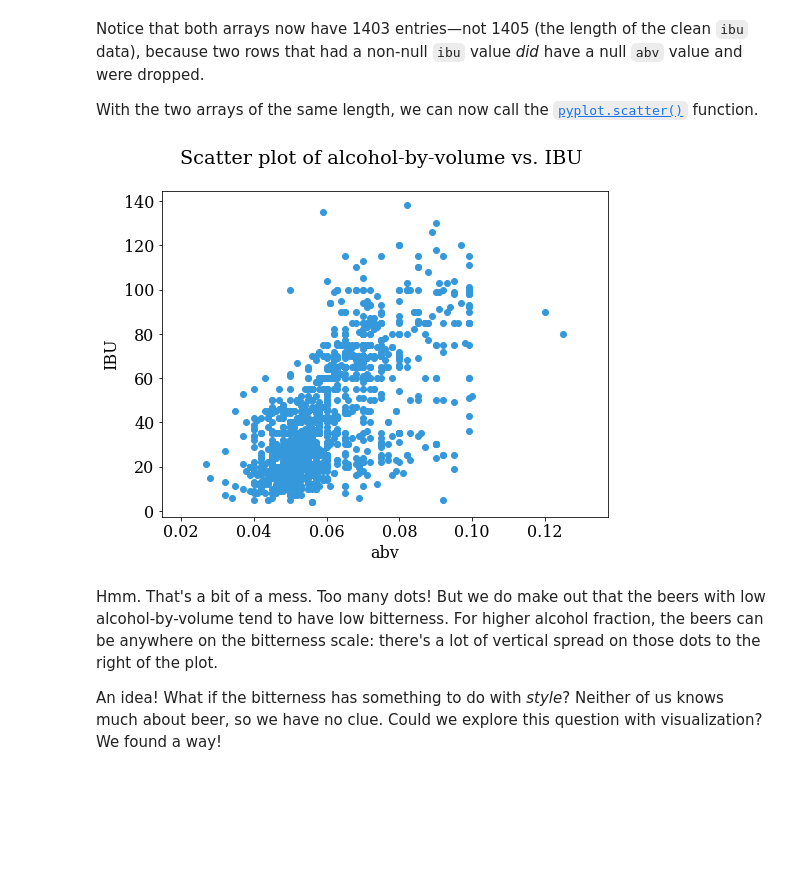
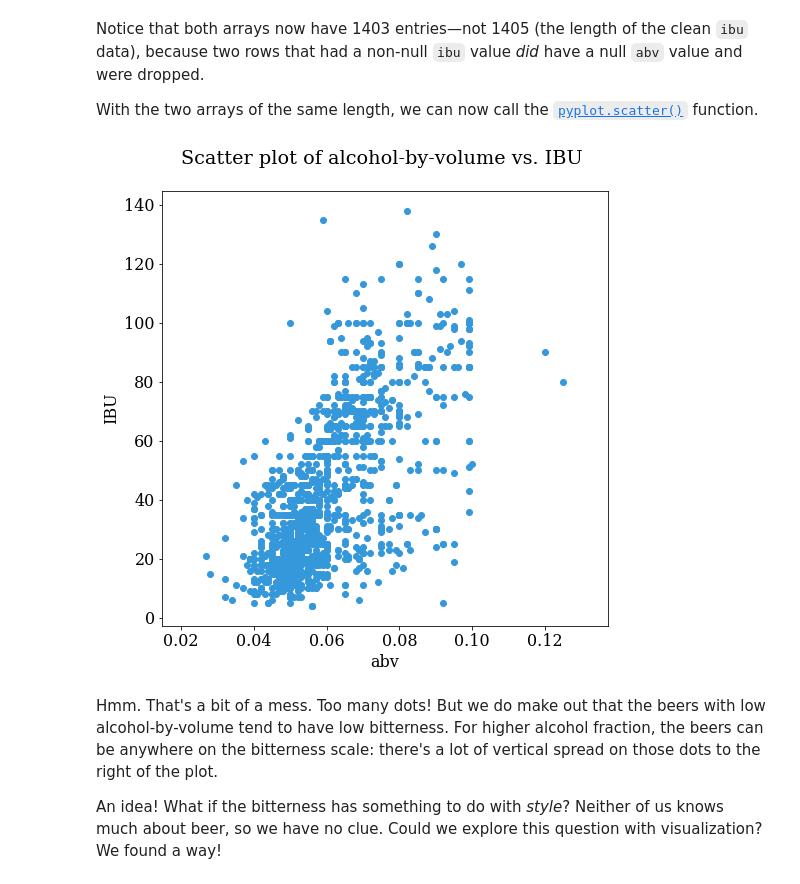
Before and after one commit to engineersCode/EngComp, a Jupyter notebook: modules/2_takeoff/2_Seeing_Stats.ipynb, the cells around one changed output. Saved outputs shown, nothing was run; the diff lists cells and outputs as text; code cells hidden in the pictures; blank space fills up the shorter version.

```diff
--- a/modules/2_takeoff/2_Seeing_Stats.ipynb
+++ b/modules/2_takeoff/2_Seeing_Stats.ipynb
@@ -341,13 +334,13 @@ Notice that both arrays now have 1403 entries—not 1405 (the length of the clea
 
 With the two arrays of the same length, we can now call the [`pyplot.scatter()`](https://matplotlib.org/devdocs/api/_as_gen/matplotlib.pyplot.scatter.html) function.
 # %%
-pyplot.figure(figsize=(8,6))
+pyplot.figure(figsize=(8,8))
 pyplot.scatter(abv, ibu, color='#3498db')
 pyplot.title('Scatter plot of alcohol-by-volume vs. IBU \n')
 pyplot.xlabel('abv')
 pyplot.ylabel('IBU');
 # %% [output]
-[figure, old version]
+[figure, new version]
 # %% [markdown]
 Hmm. That's a bit of a mess. Too many dots! But we do make out that the beers with low alcohol-by-volume tend to have low bitterness. For higher alcohol fraction, the beers can be anywhere on the bitterness scale: there's a lot of vertical spread on those dots to the right of the plot.
 
```
Also changed, not shown: parts of 12 cells of this notebook.
